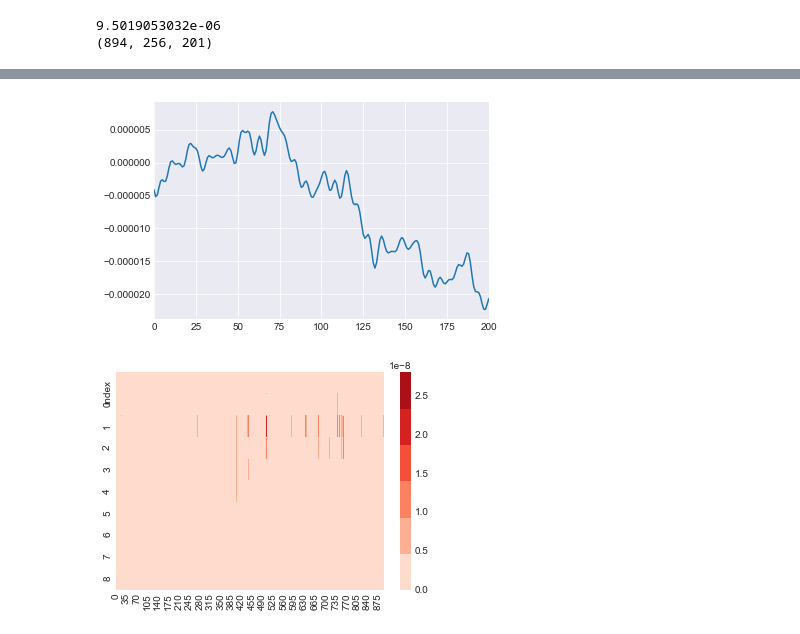
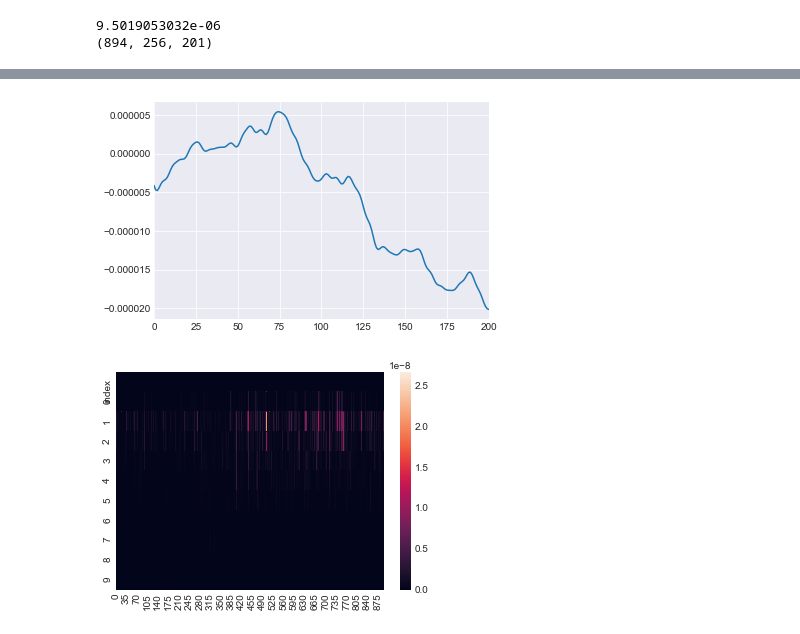
Before and after one commit to lucasputer/CienciaDeDatos, a Jupyter notebook: tp2/Pruebas.ipynb, the cells around one changed output, grey strips where cells are left out. Saved outputs shown, nothing was run; the diff lists cells and outputs as text; code cells hidden in the pictures.

Commit message:
Segundo grafico re fachero, muchos colores

```diff
--- a/tp2/Pruebas.ipynb
+++ b/tp2/Pruebas.ipynb
@@ -62,7 +62,6 @@ def averageInEpoch(epoch_idx):
 
 
 def senal_suavizada(ts):
-    return ts
     return pd.ewma(pd.Series(ts), com=5.0)
 # %%
 averagedElectrodesByEpoch = [list(senal_suavizada(averageInEpoch(i))) for i in range(894)]
@@ -79,10 +78,9 @@ plt.show()
 #averagedEpochs = pd.DataFrame(data=data, columns=['epochs', 'frecuencas', 'potencias'])
 
 def freq_pots_relevantes(freqs, pots):
-    pairs_relevantes = filter(lambda x: x[0] <= 0.04, zip(freqs, pots))
+    pairs_relevantes = filter(lambda x: x[0] <= 0.045, zip(freqs, pots))
     freqs_relevantes = map(lambda x: x[0], pairs_relevantes)
     amplitudes_relevantes = map(lambda x: x[1], pairs_relevantes)
-    print freqs_relevantes, amplitudes_relevantes
     return (freqs_relevantes, amplitudes_relevantes)
 
 
@@ -127,9 +126,9 @@ print allEpochs
 sns.tsplot(averagedElectrodesByEpoch[20])
 plt.show()
 # %% [output]
-[figure, old version]
+[figure, new version]
 # %%
-sns.heatmap(allEpochs.transpose(), cmap=sns.color_palette("Reds") )
+sns.heatmap(allEpochs.transpose())#, cmap=sns.color_palette("Blues") )
 plt.show()
 # %% [output]
-[figure, old version]
+[figure, new version]
```
Also changed, not shown: parts of 3 cells of this notebook.
